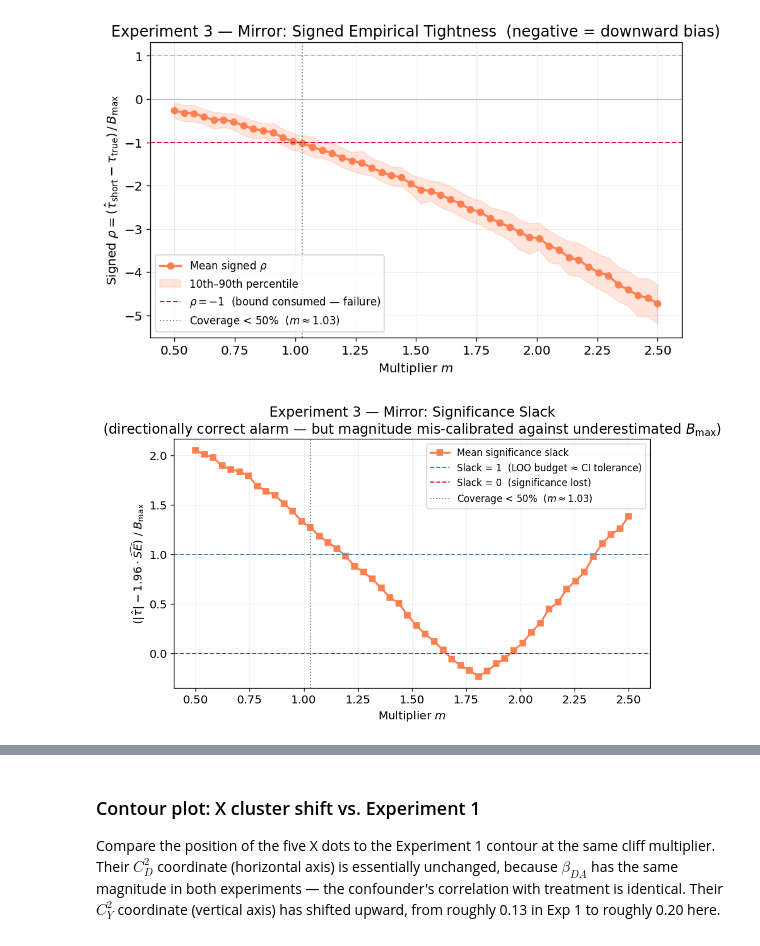
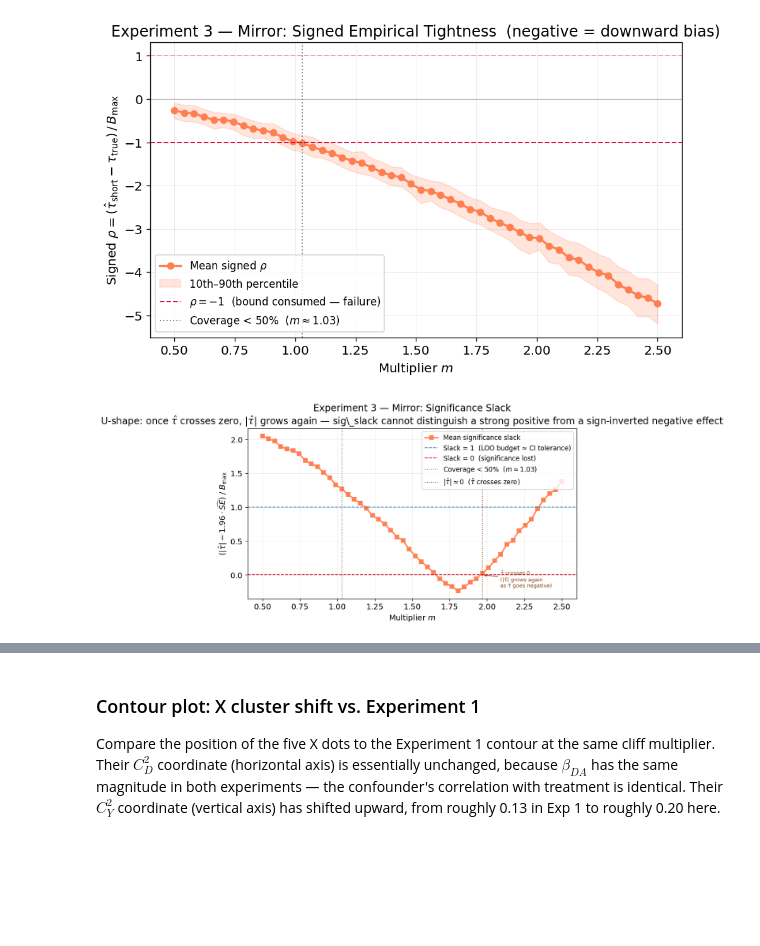
Before and after one commit to Endeville/Informal_Benchmarking, a Jupyter notebook: notebooks/experiment_03_mirror.ipynb, the cells around one changed output, grey strips where cells are left out. Drawn from its saved outputs; the diff is of its cells as text; code cells hidden in the pictures; blank space fills up the shorter version.

```diff
--- a/notebooks/experiment_03_mirror.ipynb
+++ b/notebooks/experiment_03_mirror.ipynb
@@ -87,8 +87,7 @@ for m_idx, multiplier in enumerate(multipliers):
         tau_short = short_fit.params[1]
         se_short  = short_fit.bse[1]
 
-        loo_results, S2_full = loo_benchmark(Y, D, X)
-        B_max = max(r['B'] for r in loo_results)
+        loo_results, S2_full, B_max = loo_benchmark(Y, D, X)
         RV    = compute_RV(tau_short, S2_full)
 
         ovb = abs(tau_short - tau_true)
@@ -270,30 +269,41 @@ plt.show()
 # %%
 cliff_idx = next((i for i, c in enumerate(coverage) if c < 50), None)
 cliff_m   = multipliers[cliff_idx] if cliff_idx is not None else None
+
+# Find where |τ̂| ≈ 0 (τ̂ crosses zero) — bottom of the U-shape
+tau_cross_idx = np.argmin(np.abs(mean_sig_slack))
 
 fig, ax = plt.subplots(figsize=(8, 5))
 ax.plot(multipliers, mean_sig_slack, marker='s', linewidth=2, color='coral',
         label='Mean significance slack')
 ax.axhline(1.0, linestyle='--', color='steelblue', linewidth=1.2,
            label='Slack = 1  (LOO budget ≈ CI tolerance)')
 ax.axhline(0.0, linestyle='--', color='crimson',   linewidth=1.2,
            label='Slack = 0  (significance lost)')
 if cliff_m is not None:
     ax.axvline(cliff_m, linestyle=':', color='gray', linewidth=1.2,
                label=f'Coverage < 50%  ($m \\approx {cliff_m:.2f}$)')
+ax.axvline(multipliers[tau_cross_idx], linestyle=':', color='saddlebrown', linewidth=1.2,
+           label=r'$|\hat{\tau}| \approx 0$  ($\hat{\tau}$ crosses zero)')
+ax.annotate(r'$\hat{\tau}$ crosses 0' '\n(|τ̂| grows again\nas τ̂ goes negative)',
+            xy=(multipliers[tau_cross_idx], 0),
+            xytext=(multipliers[tau_cross_idx] + 0.12, -0.18),
+            fontsize=8, color='saddlebrown',
+            arrowprops=dict(arrowstyle='->', color='saddlebrown', lw=1.0))
 ax.set_xlabel(r'Multiplier $m$')
 ax.set_ylabel(r'$(|\hat{\tau}| - 1.96 \cdot \widehat{SE}) \;/\; B_{\max}$')
 ax.set_title(
     'Experiment 3 — Mirror: Significance Slack\n'
-    r'(directionally correct alarm — but magnitude mis-calibrated against underestimated $B_{\max}$)'
+    r'U-shape: once $\hat{\tau}$ crosses zero, $|\hat{\tau}|$ grows again — '
+    r'sig\_slack cannot distinguish a strong positive from a sign-inverted negative effect'
 )
 ax.legend(fontsize=10)
 ax.grid(True, alpha=0.3)
 plt.tight_layout()
 plt.savefig('figures/experiment_03_mirror_sig_slack.png', bbox_inches='tight')
 plt.show()
 # %% [output]
-[figure, old version]
+[figure, new version]
 # %%
 cliff_idx  = next((i for i, c in enumerate(coverage) if c < 50), len(multipliers) - 1)
 cliff_m    = multipliers[cliff_idx]
```
Also changed, not shown: parts of 2 cells of this notebook, 8 other files.
